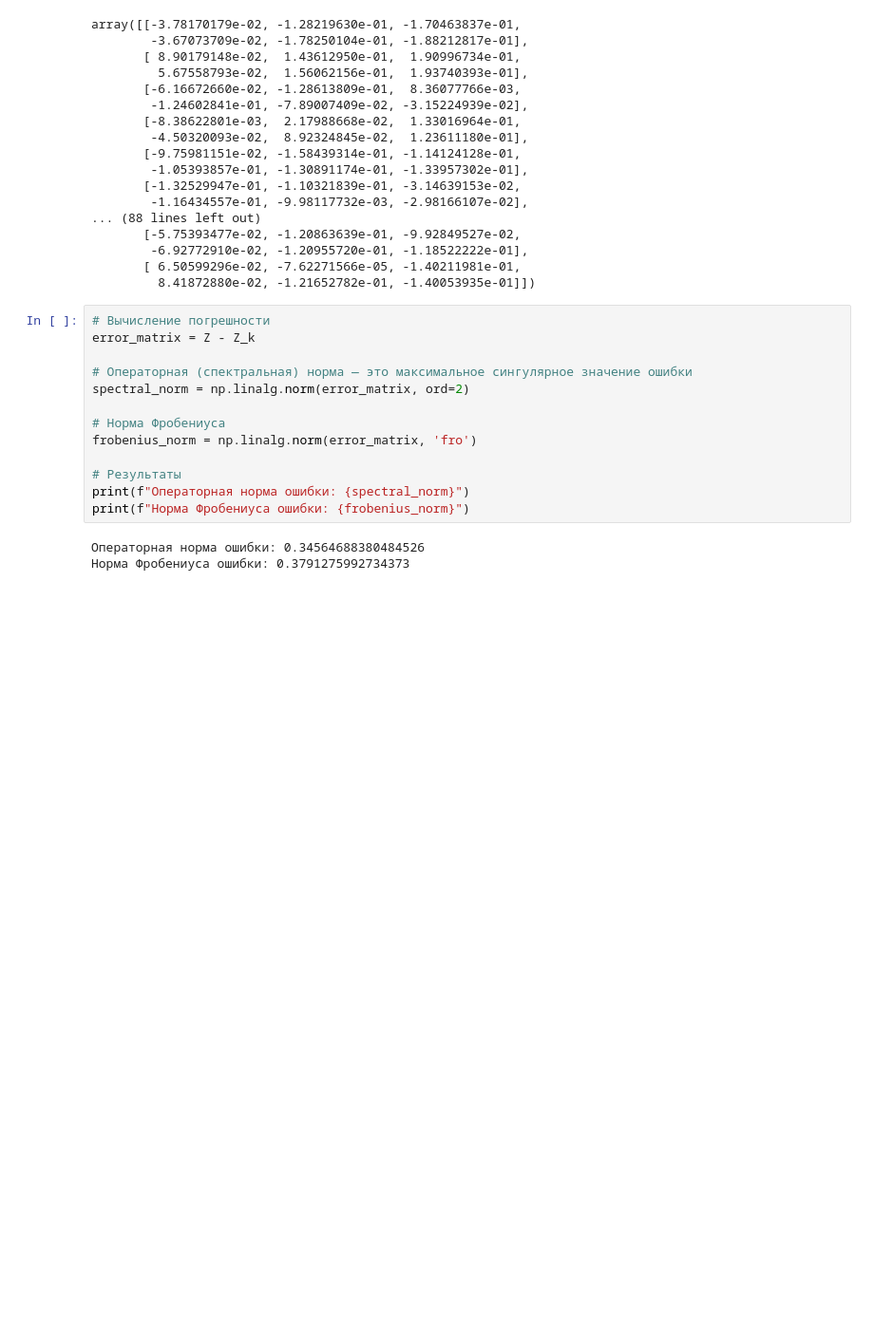
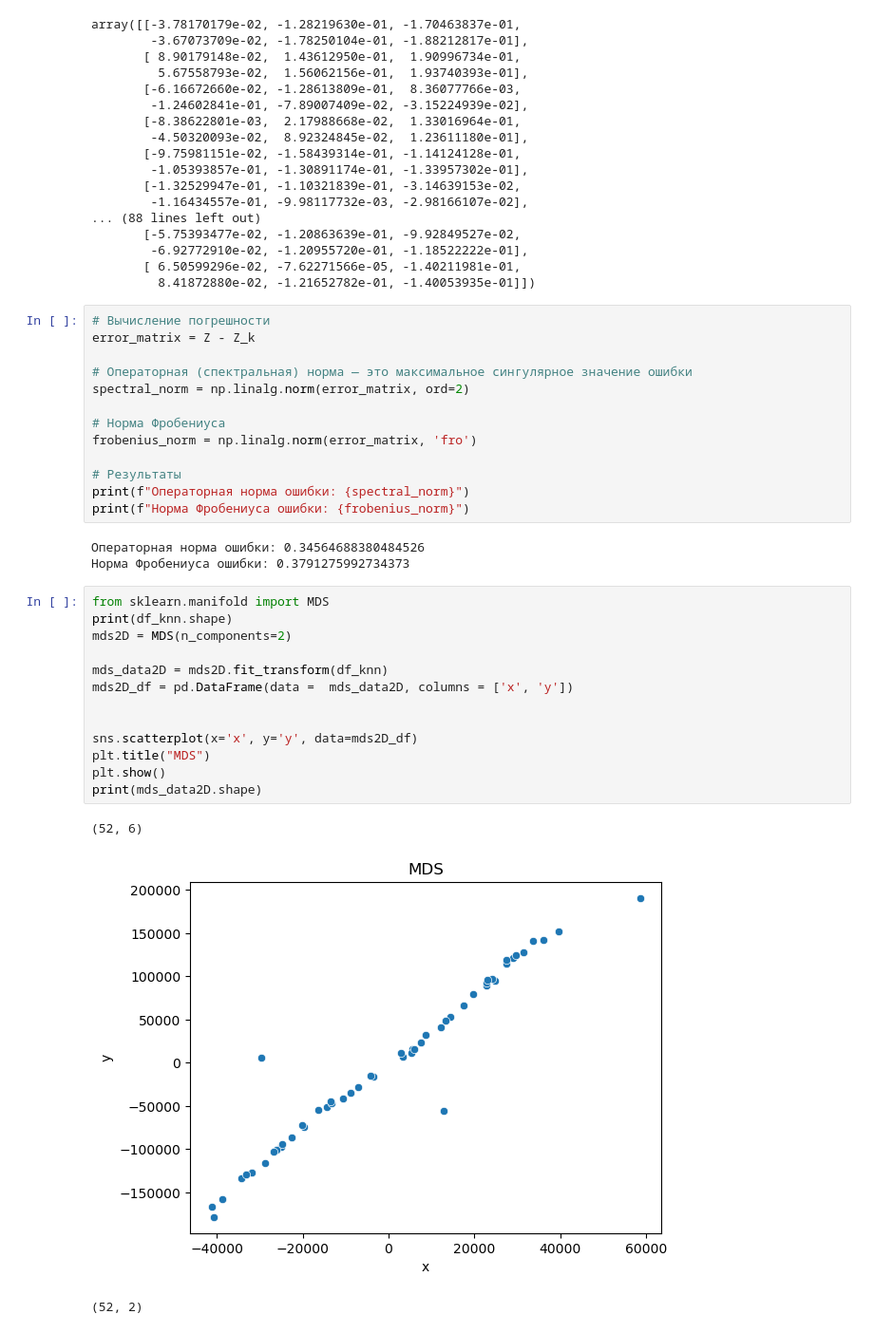
Before and after one commit to Nikita-Seomin/Mag_IAD_methods_data_analysis, a Jupyter notebook: lab1.ipynb, the cells around one changed output. Shown: that part at 95% size. Drawn from its saved outputs; the diff is of its cells as text; blank space fills up the shorter version.

```diff
--- a/lab1.ipynb
+++ b/lab1.ipynb
@@ -538,3 +538,20 @@ print(f"Норма Фробениуса ошибки: {frobenius_norm}")
 # %% [output]
 Операторная норма ошибки: 0.34564688380484526
 Норма Фробениуса ошибки: 0.3791275992734373
+# %%
+from sklearn.manifold import MDS
+print(df_knn.shape)
+mds2D = MDS(n_components=2)
+
+mds_data2D = mds2D.fit_transform(df_knn)
+mds2D_df = pd.DataFrame(data =  mds_data2D, columns = ['x', 'y'])
+
+
+sns.scatterplot(x='x', y='y', data=mds2D_df)
+plt.title("MDS")
+plt.show()
+print(mds_data2D.shape)
+# %% [output]
+(52, 6)
+[figure, added]
+(52, 2)
```
